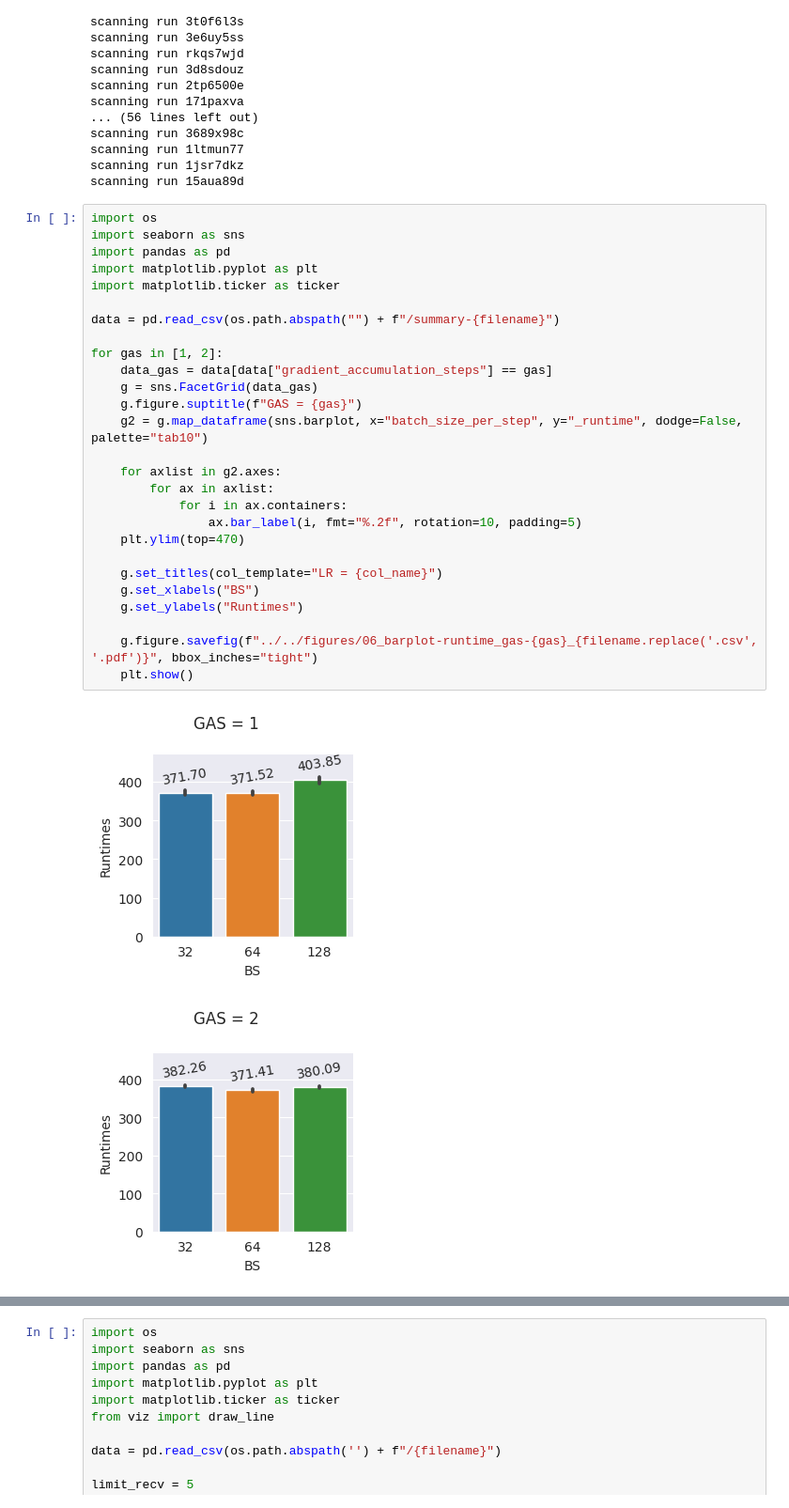
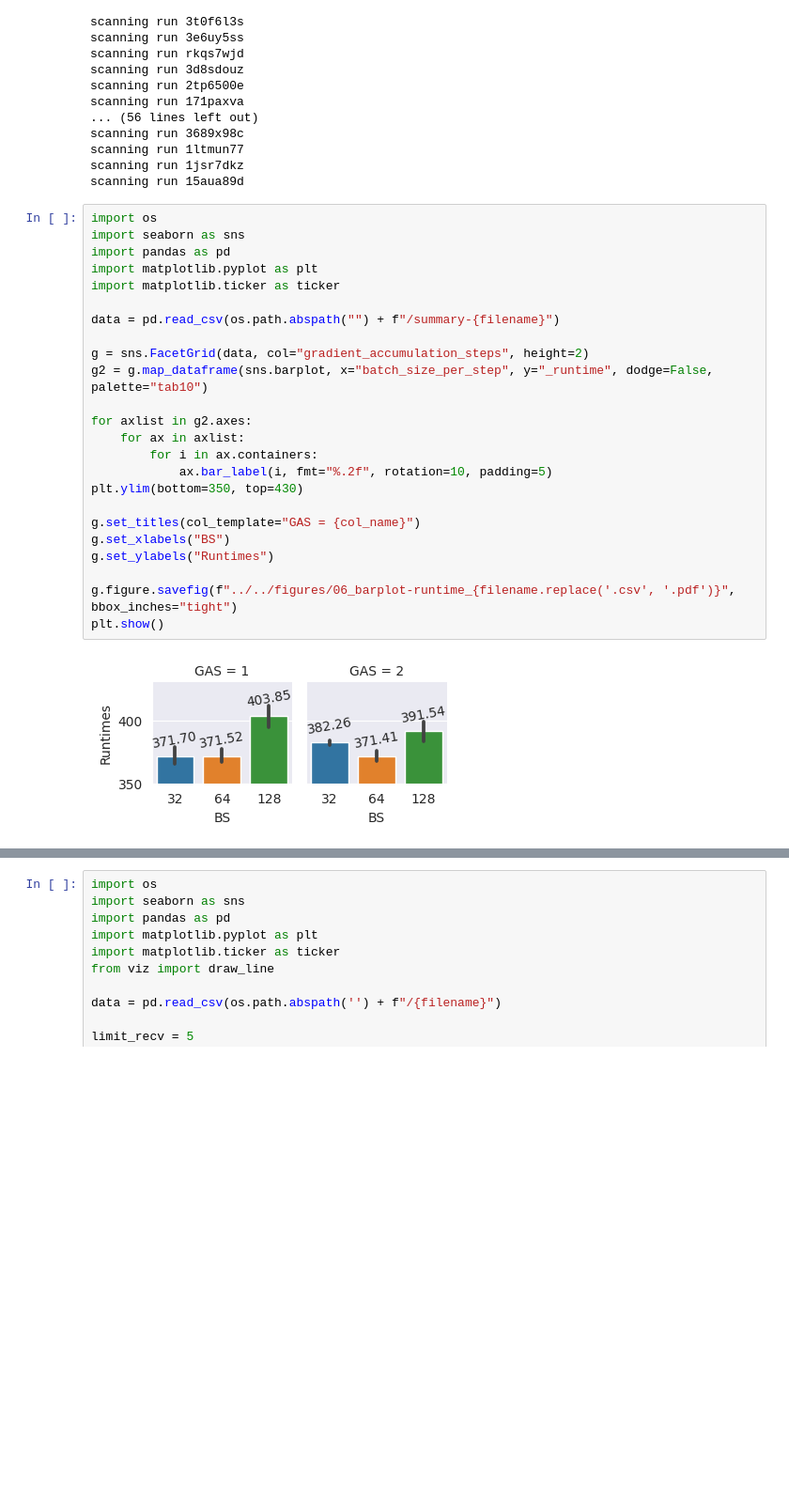
Before and after one commit to IAL32/TUMThesis, a Jupyter notebook: viz/chapter_06/baseline-16vCPUs-GAS-1.ipynb, the cells around one changed output, grey strips where cells are left out. Shown: that part at 94% size. Drawn from its saved outputs; the diff is of its cells as text; blank space fills up the shorter version.

Commit message:
Fixed many graphs

```diff
--- a/viz/chapter_06/baseline-16vCPUs-GAS-1.ipynb
+++ b/viz/chapter_06/baseline-16vCPUs-GAS-1.ipynb
@@ -31,33 +31,29 @@ scanning run 15aua89d
 # %%
 import os
 import seaborn as sns
 import pandas as pd
 import matplotlib.pyplot as plt
 import matplotlib.ticker as ticker
 
 data = pd.read_csv(os.path.abspath("") + f"/summary-{filename}")
 
-for gas in [1, 2]:
-    data_gas = data[data["gradient_accumulation_steps"] == gas]
-    g = sns.FacetGrid(data_gas)
-    g.figure.suptitle(f"GAS = {gas}")
-    g2 = g.map_dataframe(sns.barplot, x="batch_size_per_step", y="_runtime", dodge=False, palette="tab10")
+g = sns.FacetGrid(data, col="gradient_accumulation_steps", height=2)
+g2 = g.map_dataframe(sns.barplot, x="batch_size_per_step", y="_runtime", dodge=False, palette="tab10")
 
-    for axlist in g2.axes:
-        for ax in axlist:
-            for i in ax.containers:
-                ax.bar_label(i, fmt="%.2f", rotation=10, padding=5)
-    plt.ylim(top=470)
+for axlist in g2.axes:
+    for ax in axlist:
+        for i in ax.containers:
+            ax.bar_label(i, fmt="%.2f", rotation=10, padding=5)
+plt.ylim(bottom=350, top=430)
 
-    g.set_titles(col_template="LR = {col_name}")
-    g.set_xlabels("BS")
-    g.set_ylabels("Runtimes")
+g.set_titles(col_template="GAS = {col_name}")
+g.set_xlabels("BS")
+g.set_ylabels("Runtimes")
 
-    g.figure.savefig(f"../../figures/06_barplot-runtime_gas-{gas}_{filename.replace('.csv', '.pdf')}", bbox_inches="tight")
-    plt.show()
+g.figure.savefig(f"../../figures/06_barplot-runtime_{filename.replace('.csv', '.pdf')}", bbox_inches="tight")
+plt.show()
 # %% [output]
-[figure, old version]
+[figure, new version]
-[figure, removed]
 # %%
 import os
 import seaborn as sns
```
Also changed, not shown: parts of 4 cells of this notebook, 49 other files.
